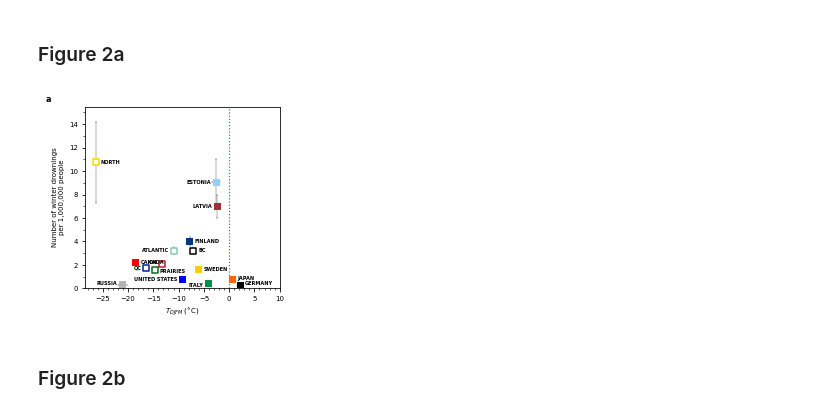
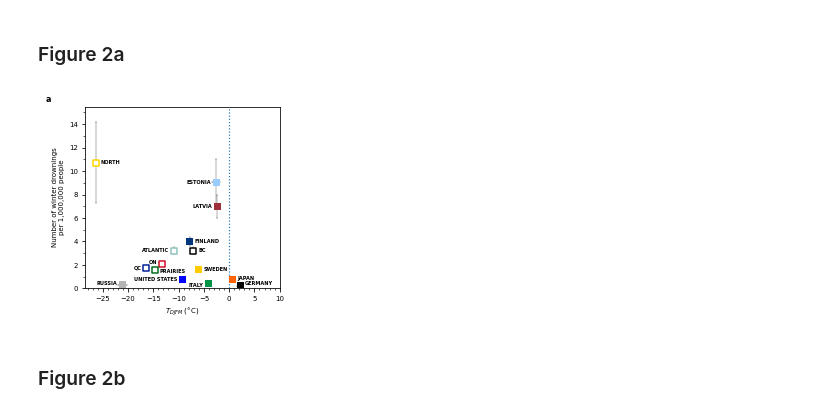
Before and after one commit to kblagrave/winterdrownings, a Jupyter notebook: notebooks/Recreate figures.ipynb, the cells around one changed output. Drawn from its saved outputs; the diff is of its cells as text; code cells hidden in the pictures.

Commit message:
Removed Canada from mean_stderr_TDJFM plots

```diff
--- a/notebooks/Recreate figures.ipynb
+++ b/notebooks/Recreate figures.ipynb
@@ -136,12 +136,12 @@ df = pd.read_csv('../data/mean_data.csv')
 
 ind = ~df.country.isin(['Canada'])
 
-x = df.winter_djfm_airtemp_mean
-xerr = df.winter_djfm_airtemp_stderror
-y = df.drownings_per_million_mean
-yerr = df.drownings_per_million_stderror
+x = df[ind].winter_djfm_airtemp_mean
+xerr = df[ind].winter_djfm_airtemp_stderror
+y = df[ind].drownings_per_million_mean
+yerr = df[ind].drownings_per_million_stderror
 
-countryindex = df.country.tolist()
+countryindex = df[ind].country.tolist()
 c = [country_colors_dict[i][0] for i in countryindex]
 
 fig,ax = plt.subplots(figsize=(88./25.4, 88./25.4*0.9))
@@ -207,34 +207,34 @@ for xi,yi,xerri,yerri,ci,country in zip(x,y,xerr,yerr,c,countryindex):
                zorder=4)
 
 ax.yaxis.set_major_locator(MultipleLocator(2))
 ax.yaxis.set_minor_locator(MultipleLocator(1))
 ax.xaxis.set_major_locator(MultipleLocator(5))
 ax.xaxis.set_minor_locator(MultipleLocator(1))
 
 ax.axvline(0,color='C0',lw=1.2,ls=':')
 ax.set_xlabel(u'$T_{DJFM}$ (\N{DEGREE SIGN}C)',fontsize=7)
 
 ax.set_ylabel('Number of winter drownings\nper 1,000,000 people',fontsize=7)
 [l.set_fontsize(7) for l in ax.xaxis.get_ticklabels()]
 [l.set_fontsize(7) for l in ax.yaxis.get_ticklabels()]
 
 
 ax.set_ylim(0,15.5)
 
 
 fig.show()
 filename = '../figures/mean_stderr_'
 
 filename = filename+'TDJFM'
 
 fig.text(0.01,0.97,'a',weight='bold',fontsize=8)
 fig.subplots_adjust(bottom=0.14,top=0.95, left=0.17, right=0.95)
 
 fig.savefig(filename+'.pdf')
 fig.savefig(filename+'.png',dpi=300)
 fig.savefig(filename+'.tif',dpi=300)
 # %% [output]
-[figure, old version]
+[figure, new version]
 # %% [markdown]
 ### Figure 2b
 # %%
```
Also changed, not shown: 3 other files.
